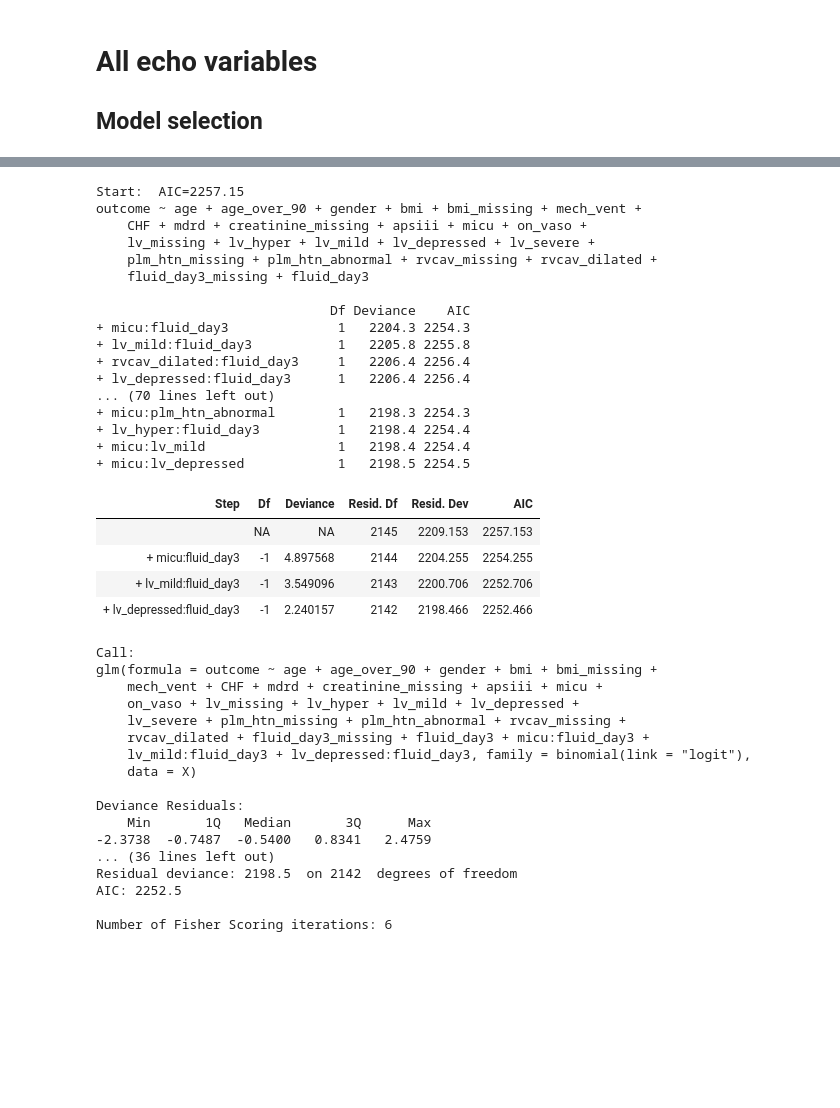
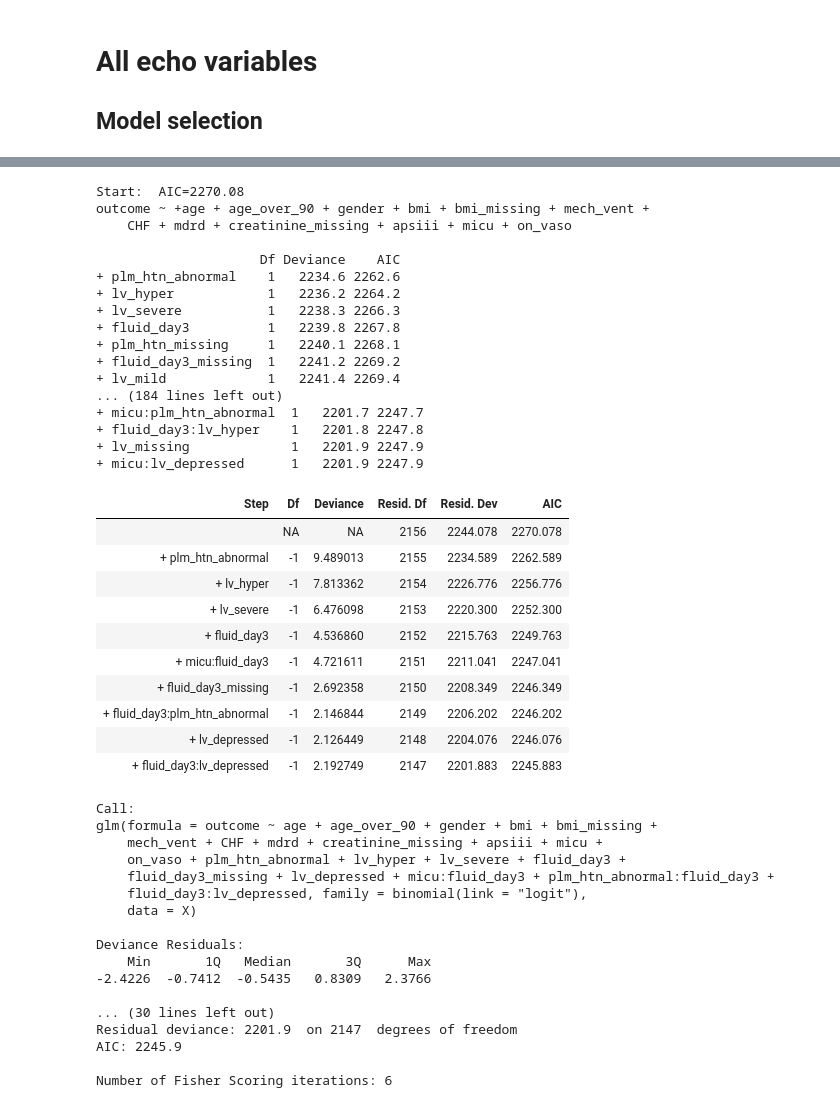
Before and after one commit to yhtgrace/echo, a Jupyter notebook: notebooks/170605_models.ipynb, the cells around one changed output, grey strips where cells are left out. Drawn from its saved outputs; the diff is of its cells as text; code cells hidden in the pictures; blank space fills up the shorter version.

```diff
--- a/notebooks/170605_models.ipynb
+++ b/notebooks/170605_models.ipynb
@@ -1711,63 +2278,64 @@ Number of Fisher Scoring iterations: 6
 # %%
-model <- update(covariates, ~ . +
-        + lv_missing + lv_hyper + lv_mild + lv_depressed + lv_severe
-        + plm_htn_missing + plm_htn_abnormal
-        + rvcav_missing + rvcav_dilated
-        + fluid_day3_missing + fluid_day3
-    ,
-    family = binomial(link = 'logit'),
-    data = X)
-scope <- formula(update(model, ~. +
+scope <- formula(update(covariates, ~. +
+    + fluid_day3_missing + lv_missing + plm_htn_missing + rvcav_missing
     + micu * fluid_day3 * lv_hyper
     + micu * fluid_day3 * lv_mild
     + micu * fluid_day3 * lv_depressed
     + micu * fluid_day3 * lv_severe
     + micu * fluid_day3 * plm_htn_abnormal
     + micu * fluid_day3 * rvcav_dilated
     ))
-select <- step(model, direction = 'forward', scope = scope)
+select <- step(covariates, direction = 'forward', scope = scope)
 select$anova
 summary(select)
+exp(coef(select))
 
 select2 <- update(select, ~ . + micu * fluid_day3 * lv_mild)
 summary(select2)
+exp(coef(select2))
 # %% [output]
-Start:  AIC=2257.15
-outcome ~ age + age_over_90 + gender + bmi + bmi_missing + mech_vent +
-    CHF + mdrd + creatinine_missing + apsiii + micu + on_vaso +
-    lv_missing + lv_hyper + lv_mild + lv_depressed + lv_severe +
-    plm_htn_missing + plm_htn_abnormal + rvcav_missing + rvcav_dilated +
-    fluid_day3_missing + fluid_day3
+Start:  AIC=2270.08
+outcome ~ +age + age_over_90 + gender + bmi + bmi_missing + mech_vent +
+    CHF + mdrd + creatinine_missing + apsiii + micu + on_vaso
 
-                              Df Deviance    AIC
-+ micu:fluid_day3              1   2204.3 2254.3
-+ lv_mild:fluid_day3           1   2205.8 2255.8
-+ rvcav_dilated:fluid_day3     1   2206.4 2256.4
-+ lv_depressed:fluid_day3      1   2206.4 2256.4
-... (70 lines left out)
-+ micu:plm_htn_abnormal        1   2198.3 2254.3
-+ lv_hyper:fluid_day3          1   2198.4 2254.4
-+ micu:lv_mild                 1   2198.4 2254.4
-+ micu:lv_depressed            1   2198.5 2254.5
+                     Df Deviance    AIC
++ plm_htn_abnormal    1   2234.6 2262.6
++ lv_hyper            1   2236.2 2264.2
++ lv_severe           1   2238.3 2266.3
++ fluid_day3          1   2239.8 2267.8
++ plm_htn_missing     1   2240.1 2268.1
++ fluid_day3_missing  1   2241.2 2269.2
++ lv_mild             1   2241.4 2269.4
+... (184 lines left out)
++ micu:plm_htn_abnormal  1   2201.7 2247.7
++ fluid_day3:lv_hyper    1   2201.8 2247.8
++ lv_missing             1   2201.9 2247.9
++ micu:lv_depressed      1   2201.9 2247.9
 | Step | Df | Deviance | Resid. Df | Resid. Dev | AIC |
-|  | NA | NA | 2145 | 2209.153 | 2257.153 |
-| + micu:fluid_day3 | -1 | 4.897568 | 2144 | 2204.255 | 2254.255 |
-| + lv_mild:fluid_day3 | -1 | 3.549096 | 2143 | 2200.706 | 2252.706 |
-| + lv_depressed:fluid_day3 | -1 | 2.240157 | 2142 | 2198.466 | 2252.466 |
+|  | NA | NA | 2156 | 2244.078 | 2270.078 |
+| + plm_htn_abnormal | -1 | 9.489013 | 2155 | 2234.589 | 2262.589 |
+| + lv_hyper | -1 | 7.813362 | 2154 | 2226.776 | 2256.776 |
+| + lv_severe | -1 | 6.476098 | 2153 | 2220.300 | 2252.300 |
+| + fluid_day3 | -1 | 4.536860 | 2152 | 2215.763 | 2249.763 |
+| + micu:fluid_day3 | -1 | 4.721611 | 2151 | 2211.041 | 2247.041 |
+| + fluid_day3_missing | -1 | 2.692358 | 2150 | 2208.349 | 2246.349 |
+| + fluid_day3:plm_htn_abnormal | -1 | 2.146844 | 2149 | 2206.202 | 2246.202 |
+| + lv_depressed | -1 | 2.126449 | 2148 | 2204.076 | 2246.076 |
+| + fluid_day3:lv_depressed | -1 | 2.192749 | 2147 | 2201.883 | 2245.883 |
 Call:
 glm(formula = outcome ~ age + age_over_90 + gender + bmi + bmi_missing +
     mech_vent + CHF + mdrd + creatinine_missing + apsiii + micu +
-    on_vaso + lv_missing + lv_hyper + lv_mild + lv_depressed +
-    lv_severe + plm_htn_missing + plm_htn_abnormal + rvcav_missing +
-    rvcav_dilated + fluid_day3_missing + fluid_day3 + micu:fluid_day3 +
-    lv_mild:fluid_day3 + lv_depressed:fluid_day3, family = binomial(link = "logit"),
+    on_vaso + plm_htn_abnormal + lv_hyper + lv_severe + fluid_day3 +
+    fluid_day3_missing + lv_depressed + micu:fluid_day3 + plm_htn_abnormal:fluid_day3 +
+    fluid_day3:lv_depressed, family = binomial(link = "logit"),
     data = X)
 
 Deviance Residuals:
     Min       1Q   Median       3Q      Max
--2.3738  -0.7487  -0.5400   0.8341   2.4759
-... (36 lines left out)
-Residual deviance: 2198.5  on 2142  degrees of freedom
-AIC: 2252.5
+-2.4226  -0.7412  -0.5435   0.8309   2.3766
+
+... (30 lines left out)
+Residual deviance: 2201.9  on 2147  degrees of freedom
+AIC: 2245.9
 
 Number of Fisher Scoring iterations: 6
```
Also changed, not shown: parts of 35 cells of this notebook, 1 other file.
